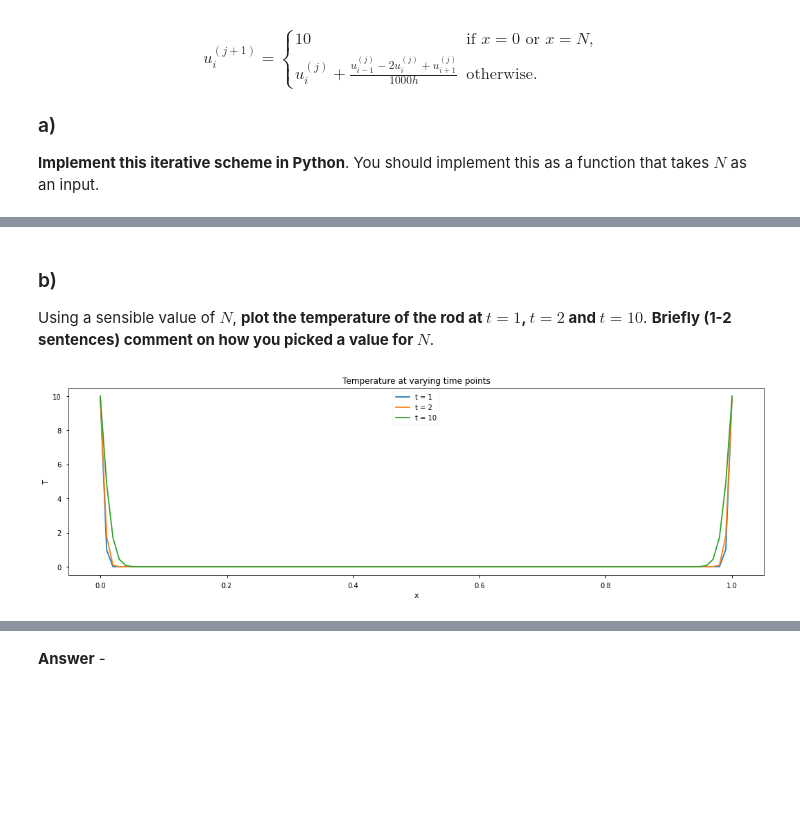
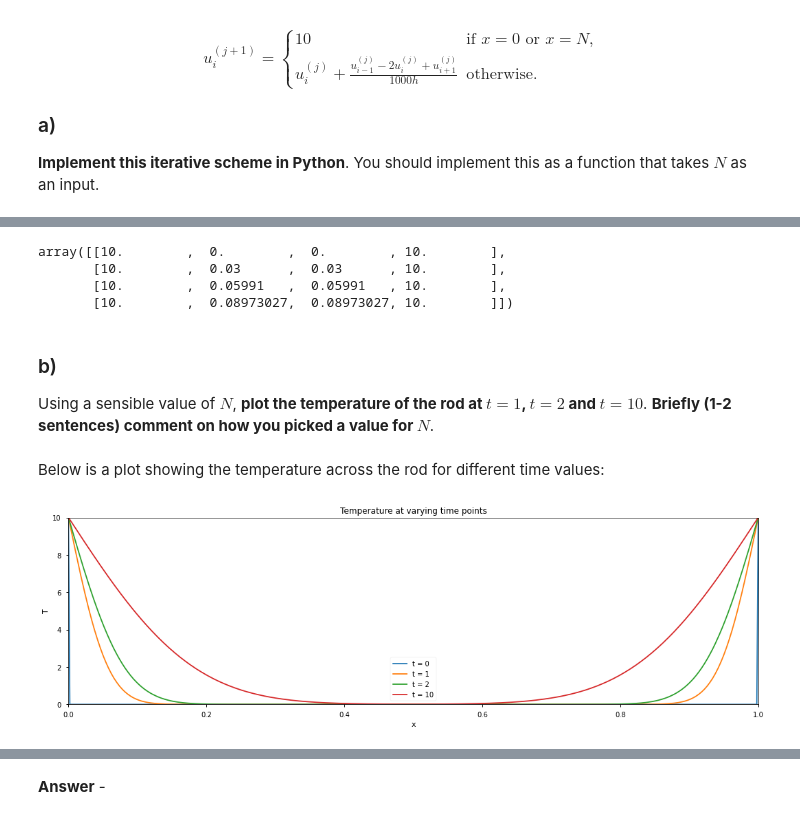
Before and after one commit to jhenderson0/HPC, a Jupyter notebook: Task 2/JH_task2.ipynb, the cells around one changed output, grey strips where cells are left out. Saved outputs shown, nothing was run; the diff lists cells and outputs as text; code cells hidden in the pictures; blank space fills up the shorter version.

```diff
--- a/Task 2/JH_task2.ipynb
+++ b/Task 2/JH_task2.ipynb
@@ -432,3 +413,19 @@ array([[10.        ,  0.        ,  0.        , 10.        ],
+# %%
+N = 3
+tmax = 1
+
+#Create the rod and set the ends to a constant temperature
+u = np.zeros(((N+1)*tmax,N+1))
+u[:,0] = 10
+u[:,-1] = 10
+
+solve_heat(N,tmax,u)
+u
+# %% [output]
+array([[10.        ,  0.        ,  0.        , 10.        ],
+       [10.        ,  0.03      ,  0.03      , 10.        ],
+       [10.        ,  0.05991   ,  0.05991   , 10.        ],
+       [10.        ,  0.08973027,  0.08973027, 10.        ]])
 # %% [markdown]
 ### b)
 
@@ -440,13 +434,27 @@ sol = solve_heat(N)
+# %%
+N = 500
+tmax = 10
+
+#Create the rod and set the ends to a constant temperature
+u = np.zeros(((N+1)*tmax,N+1))
+u[:,0] = 10
+u[:,-1] = 10
+
+solve_heat(N,tmax,u)
+# %% [markdown]
+Below is a plot showing the temperature across the rod for different time values:
 # %%
 fig, ax = plt.subplots(1,figsize=(18, 5))
 
-ts = [1,2,10]
+ts = [0,1,2,10]
 for t in ts:
-  ax.plot(np.linspace(0,1,N+1),sol[t],label=f't = {t}')
+  ax.plot(np.linspace(0,1,N+1),u[int(t*N)],label=f't = {t}')
 
 ax.set_ylabel("T")
 ax.set_xlabel("x")
+ax.set_xlim([0,1])
+ax.set_ylim([0,10])
 ax.set_title("Temperature at varying time points")
 ax.legend();
 # %% [output]
-[figure, old version]
+[figure, new version]
```
Also changed, not shown: parts of 20 cells of this notebook.
